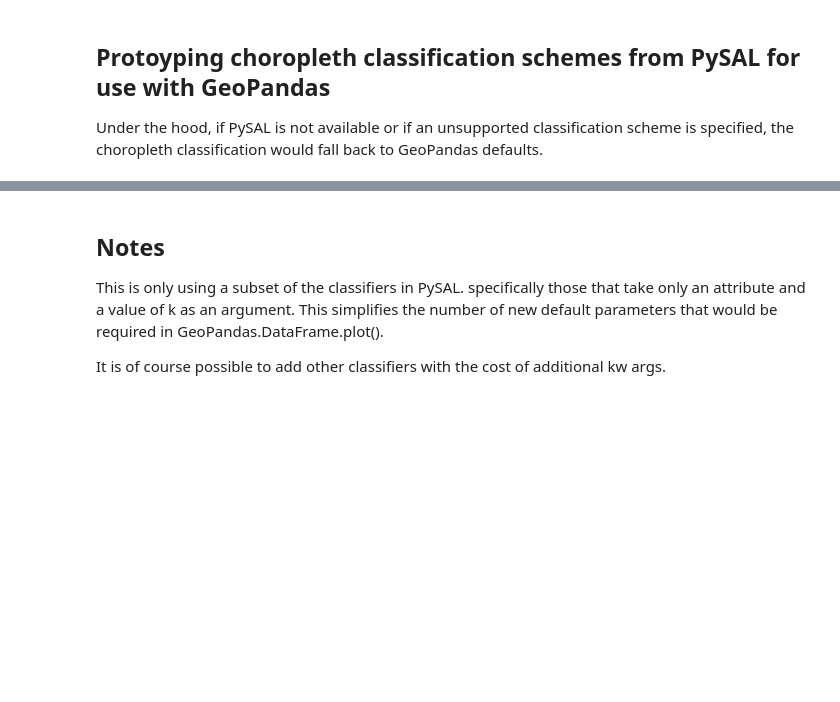
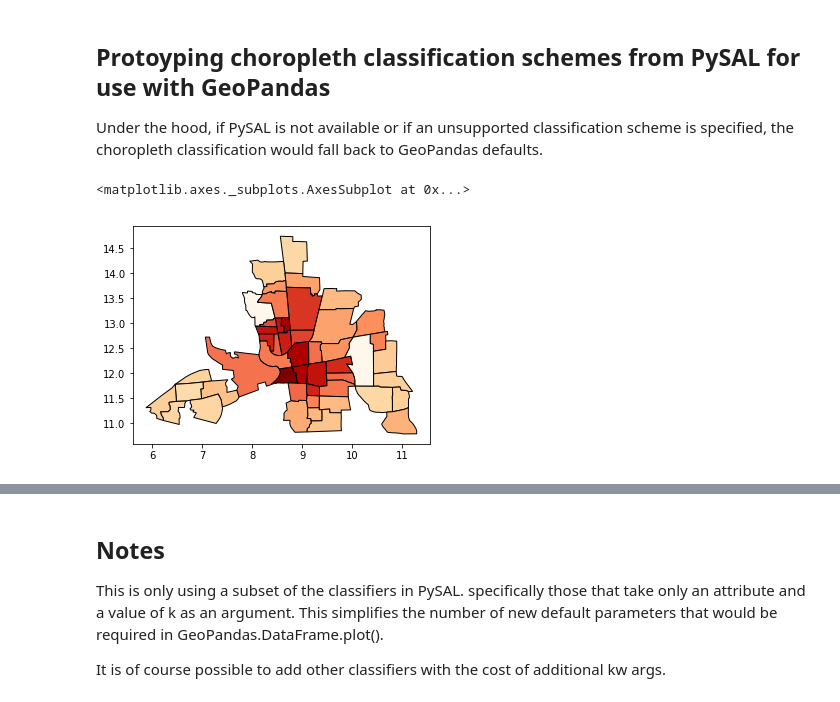
Before and after one commit to geopandas/geopandas, a Jupyter notebook: examples/choropleths.ipynb, the cells around one changed output, grey strips where cells are left out. Saved outputs shown, nothing was run; the diff lists cells and outputs as text; code cells hidden in the pictures; blank space fills up the shorter version.

```diff
--- a/examples/choropleths.ipynb
+++ b/examples/choropleths.ipynb
@@ -12,3 +12,9 @@ import geopandas as gpd
 import pysal as ps
 pth = ps.examples.get_path("columbus.shp")
 tracts = gpd.GeoDataFrame.from_file(pth)
+# %%
+# Let's see what it looks like without a classification scheme
+tracts.plot(column='CRIME', cmap='OrRd', edgecolor='k')
+# %% [output]
+<matplotlib.axes._subplots.AxesSubplot at 0x...>
+[figure, added]
```
Also changed, not shown: parts of 7 cells of this notebook.
